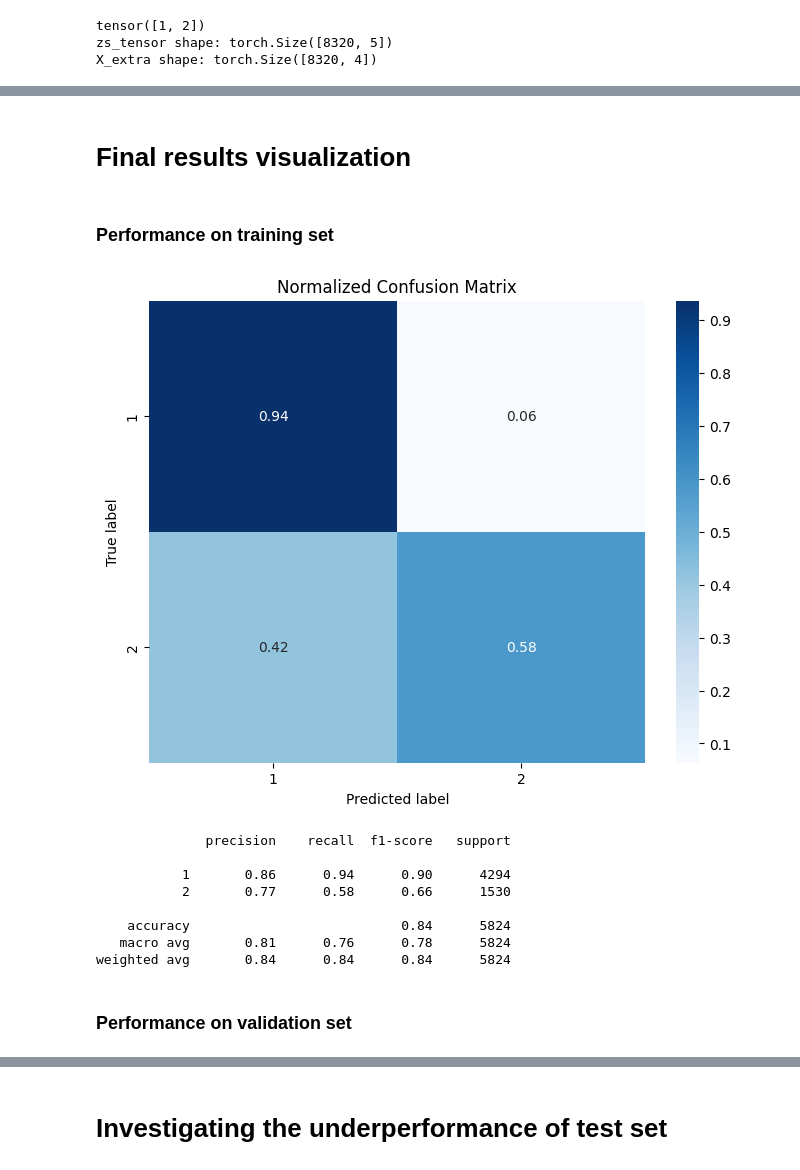
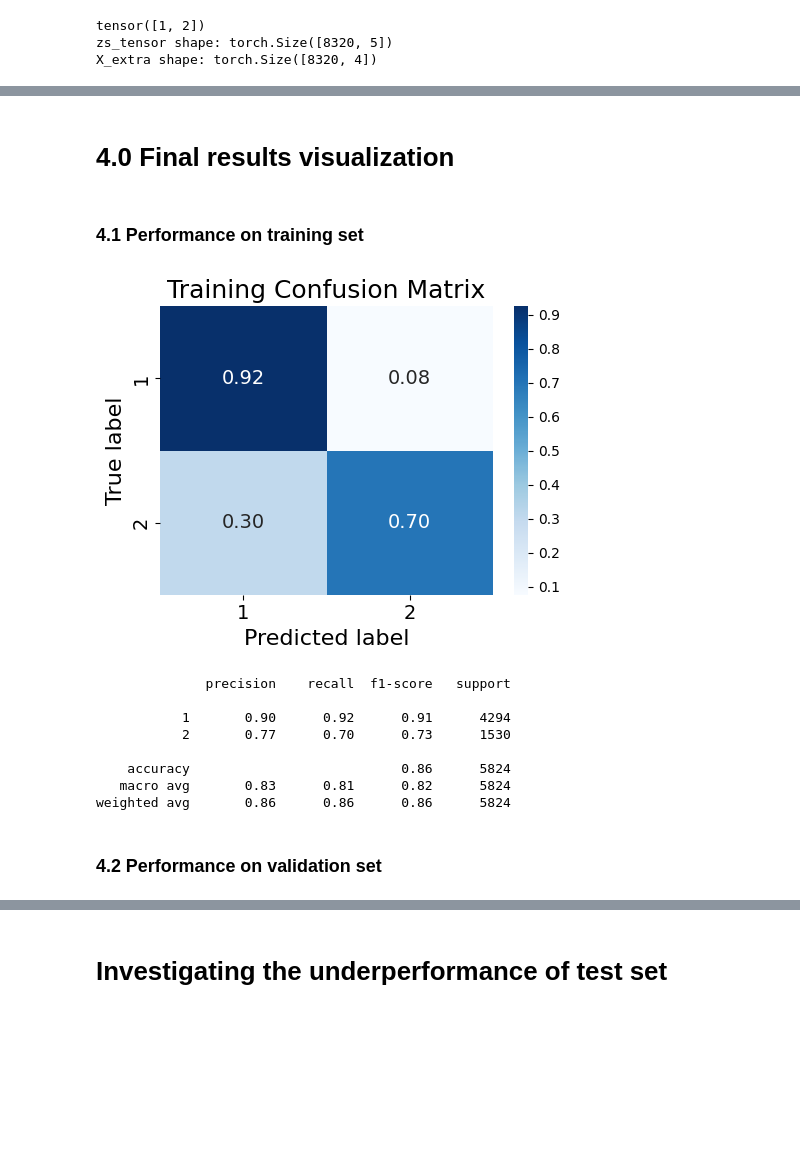
Before and after one commit to jonathancavallin/LCP_B_Project_REDIS, a Jupyter notebook: VAE_versione_Luca_classification_90input.ipynb, the cells around one changed output, grey strips where cells are left out. Cells and saved outputs as stored; diff of their text form; code cells hidden in the pictures; blank space fills up the shorter version.

Commit message:
DEFINITIVE CLASSIFICATION
meteo + installation (no production forecast)

```diff
--- a/VAE_versione_Luca_classification_90input.ipynb
+++ b/VAE_versione_Luca_classification_90input.ipynb
@@ -948,5 +983,5 @@ Best Validation Accuracy: 91.99%
 # %%
-num_epochs = 40
+num_epochs = 200
 hidden_dims = best_params['hidden_dims']
 lr = best_params['lr']
 batch_size = best_params['batch_size']
@@ -1019,5 +1054,7 @@ plt.plot(np.arange(0,num_epochs,1),val_losses, label = 'Validation Loss')
 plt.xlabel('Epoch')
 plt.ylabel('NN Train Loss')
 plt.legend()
+filename = f'{directory_name}/part3.5_NN_loss.png'
+plt.savefig(filename)
 plt.show()
 # %% [output]
@@ -1026,46 +1063,61 @@ Final Validation Accuracy: 91.67%
 # %% [markdown]
-# Final results visualization
+# 4.0 Final results visualization
 # %% [markdown]
-### Performance on training set
+### 4.1 Performance on training set
 # %%
 modelNN.eval()
 all_preds = []
 all_labels = []
 all_probs = []
 
 with torch.no_grad():
     for zs, x_extra, labels in train_loader:
         zs, x_extra, labels = zs.to(device), x_extra.to(device), labels.to(device)
         logits = modelNN(zs, x_extra)
         _, predicted = torch.max(logits.data, 1)
         probs = torch.softmax(logits, dim=1)[:, 1]
         all_preds.extend(predicted.cpu().numpy())
         all_labels.extend(labels.cpu().numpy())
         all_probs.extend(probs.cpu().numpy())
 
 cm = confusion_matrix(all_labels, all_preds)
 cm_normalized = cm.astype('float') / cm.sum(axis=1)[:, np.newaxis]
 
-plt.figure(figsize=(8,6))
-sns.heatmap(cm_normalized, annot=True, fmt=".2f", cmap='Blues', xticklabels=[1, 2], yticklabels=[1, 2])
-plt.xlabel('Predicted label')
-plt.ylabel('True label')
-plt.title('Normalized Confusion Matrix')
+# Plot
+plt.figure(figsize=(5, 4))
+sns.heatmap(
+    cm_normalized,
+    annot=True,
+    fmt=".2f",
+    cmap='Blues',
+    xticklabels=[1, 2],
+    yticklabels=[1, 2],
+    annot_kws={"size": 14}  # Font size for numbers in cells
+)
+plt.xlabel('Predicted label', fontsize=16)
+plt.ylabel('True label', fontsize=16)
+plt.title('Training Confusion Matrix', fontsize=18)
+plt.xticks(fontsize=14)
+plt.yticks(fontsize=14)
+plt.tight_layout()
+filename = f'{directory_name}/part4.1_corr_matrix_training.png'
+plt.savefig(filename)
 plt.show()
 
+# Classification report
 print(classification_report(all_labels, all_preds))
 # %% [output]
-[figure, old version]
+[figure, new version]
               precision    recall  f1-score   support
 
-           1       0.86      0.94      0.90      4294
-           2       0.77      0.58      0.66      1530
+           1       0.90      0.92      0.91      4294
+           2       0.77      0.70      0.73      1530
 
-    accuracy                           0.84      5824
-   macro avg       0.81      0.76      0.78      5824
-weighted avg       0.84      0.84      0.84      5824
+    accuracy                           0.86      5824
+   macro avg       0.83      0.81      0.82      5824
+weighted avg       0.86      0.86      0.86      5824
 # %% [markdown]
-### Performance on validation set
+### 4.2 Performance on validation set
 # %%
 modelNN.eval()
 all_preds = []
```
Also changed, not shown: parts of 35 cells of this notebook.
